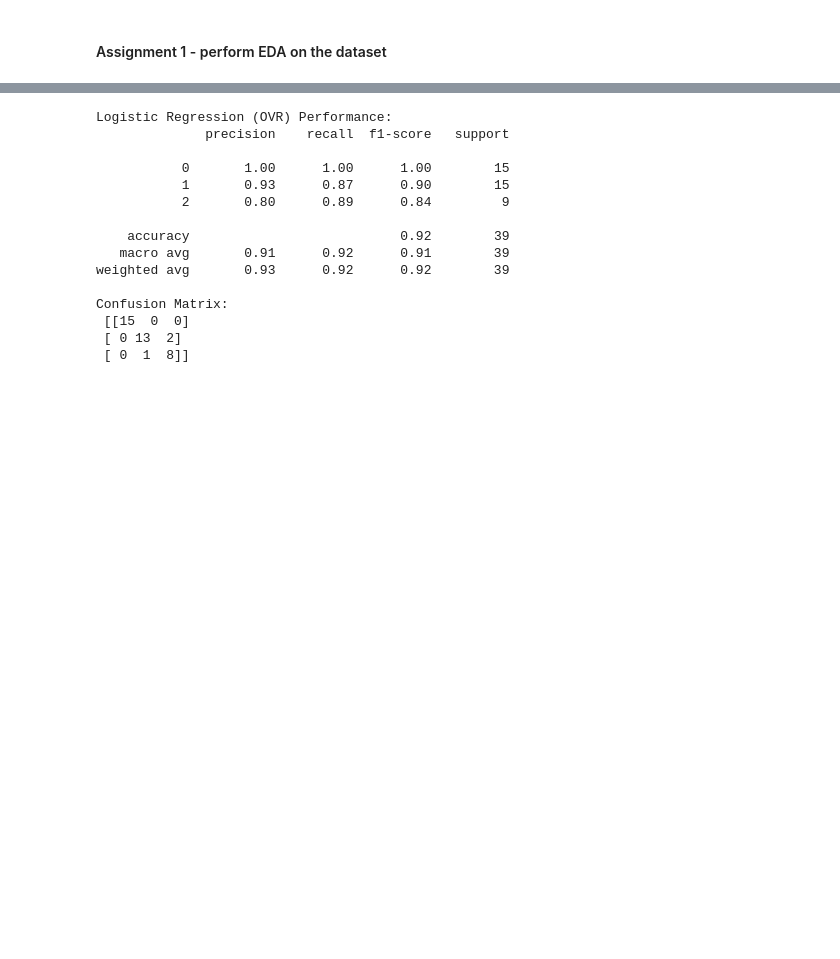
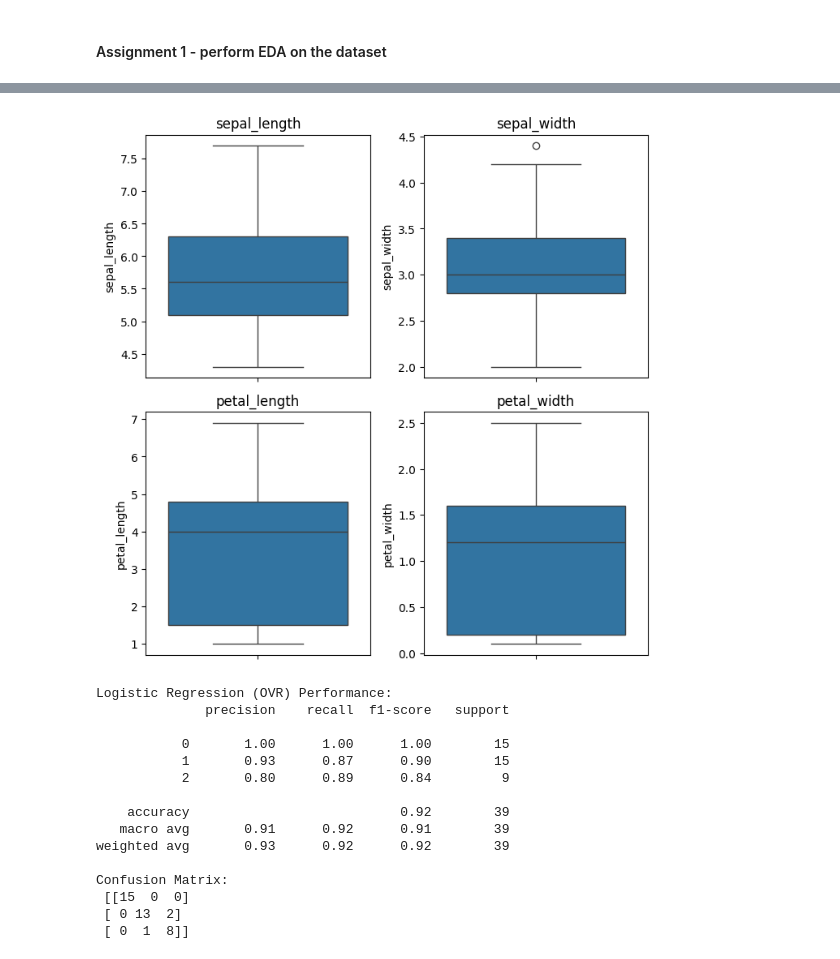
Before and after one commit to fonkerina/Data-Science-Journey, a Jupyter notebook: Week 4/Further Supervised Learning.ipynb, the cells around one changed output, grey strips where cells are left out. Saved outputs shown, nothing was run; the diff lists cells and outputs as text; code cells hidden in the pictures; blank space fills up the shorter version.

```diff
--- a/Week 4/Further Supervised Learning.ipynb
+++ b/Week 4/Further Supervised Learning.ipynb
@@ -78,3 +160,18 @@ X_train, X_test, y_train, y_test, sw_train, sw_test = train_test_split(X_scaled,
+# %%
+# data quality checks
+# use boxplots or z-scores to identify outliers
+# ensure species names are spelled consistently (e.g. “iris-setosa” vs “Iris-setosa”)
+cols = ["sepal_length", "sepal_width", "petal_length", "petal_width"]
+fig, axes = plt.subplots(2, 2 , figsize = (7, 7))
+axes = axes.flatten() # make numpy axes into 1D array for looping
+for i, col in enumerate(cols):
+    sns.boxplot(y = df[col], ax = axes[i])
+    axes[i].set_title(col)
+
+plt.tight_layout()
+plt.show() # observed an outlier in sepal_width, approx 4.4
+# %% [output]
+[figure, added]
 # %%
 #ASSIGNMENT END
 # Multiclass Classification without dataset balancing
```
Also changed, not shown: parts of 5 cells of this notebook.
